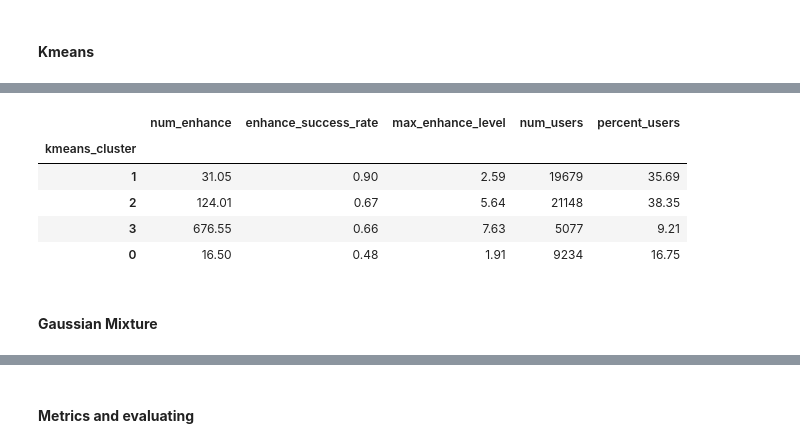
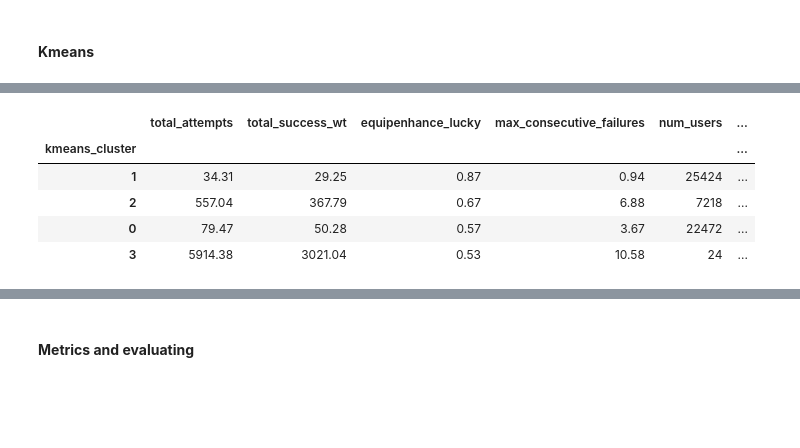
Before and after one commit to itcgosucorp/m952_ITS, a Jupyter notebook: ML_prediction/EDA_equipenhance.ipynb, the cells around one changed output, grey strips where cells are left out. Cells and saved outputs as stored; diff of their text form; code cells hidden in the pictures; blank space fills up the shorter version.

```diff
--- a/ML_prediction/EDA_equipenhance.ipynb
+++ b/ML_prediction/EDA_equipenhance.ipynb
@@ -120,8 +142,10 @@ plt.show()
 # %% [markdown]
 ### **Prepare data and modeling**
 # %%
+from sklearn.preprocessing import RobustScaler
+
 X = df_equip.drop(columns=['vopenid', 'last_update_time'], axis=1)
-scaler = StandardScaler()
+scaler = RobustScaler()
 X_scaled = scaler.fit_transform(X)
 # %% [markdown]
 #### **Kmeans**
@@ -206,22 +230,20 @@ plt.show()
 # %%
 cluster_stats = df_equip.groupby('kmeans_cluster')[
     [
-      'num_enhance','enhance_success_rate','max_enhance_level'
+      'total_attempts','total_success_wt','equipenhance_lucky','max_consecutive_failures',
     ]
 ].mean().round(2)
 
 cluster_counts = df_equip['kmeans_cluster'].value_counts().sort_index().rename('num_users')
 total_users = cluster_counts.sum()
 cluster_summary = cluster_stats.join(cluster_counts)
 cluster_summary['percent_users'] = (cluster_summary['num_users'] / total_users * 100).round(2)
-cluster_summary = cluster_summary.sort_values(by='enhance_success_rate', ascending=False)
+cluster_summary = cluster_summary.sort_values(by='equipenhance_lucky', ascending=False)
 cluster_summary
 # %% [output]
-|  | num_enhance | enhance_success_rate | max_enhance_level | num_users | percent_users |
-| kmeans_cluster |  |  |  |  |  |
-| 1 | 31.05 | 0.90 | 2.59 | 19679 | 35.69 |
-| 2 | 124.01 | 0.67 | 5.64 | 21148 | 38.35 |
-| 3 | 676.55 | 0.66 | 7.63 | 5077 | 9.21 |
-| 0 | 16.50 | 0.48 | 1.91 | 9234 | 16.75 |
+|  | total_attempts | total_success_wt | equipenhance_lucky | max_consecutive_failures | num_users | ... |
+| kmeans_cluster |  |  |  |  |  | ... |
+| 1 | 34.31 | 29.25 | 0.87 | 0.94 | 25424 | ... |
+| 2 | 557.04 | 367.79 | 0.67 | 6.88 | 7218 | ... |
+| 0 | 79.47 | 50.28 | 0.57 | 3.67 | 22472 | ... |
+| 3 | 5914.38 | 3021.04 | 0.53 | 10.58 | 24 | ... |
-# %% [markdown]
-#### **Gaussian Mixture**
```
Also changed, not shown: parts of 25 cells of this notebook, 24 other files.
